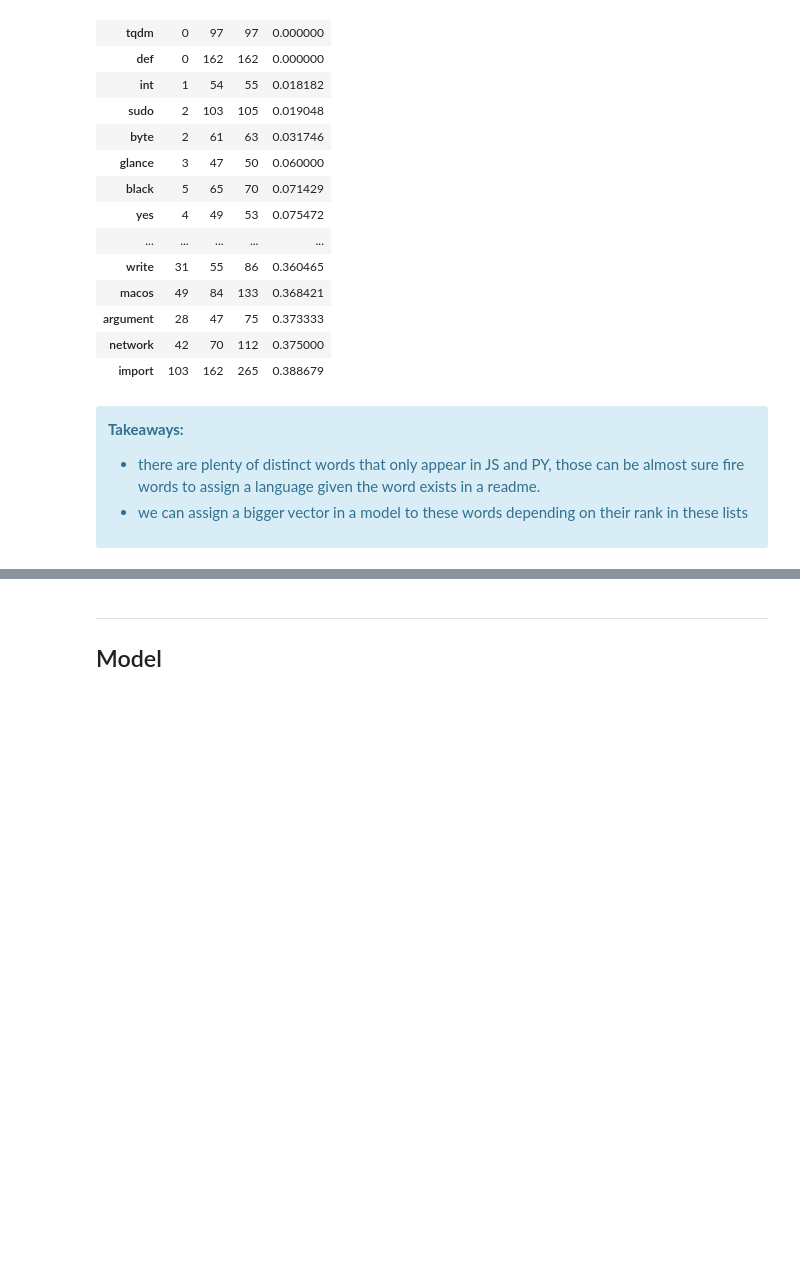
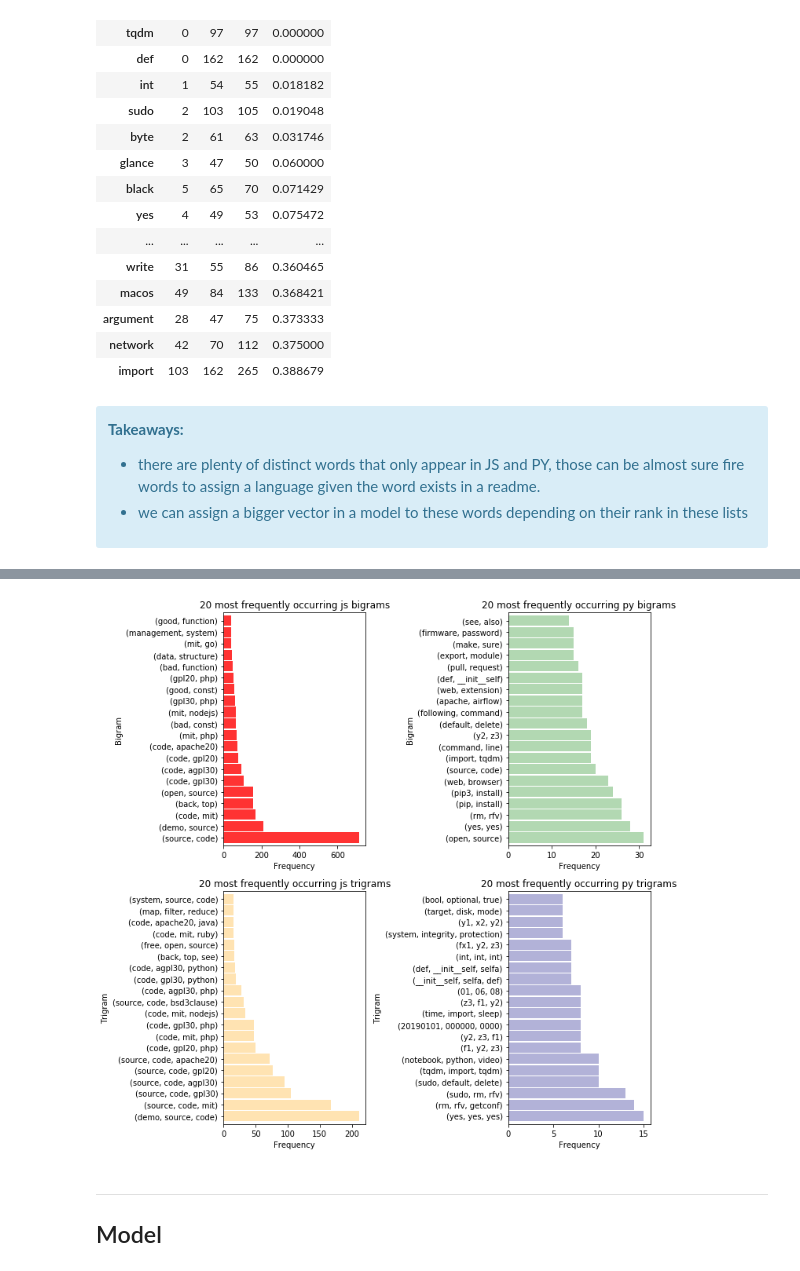
Before and after one commit to Brandon-Martinez27/nlp_project, a Jupyter notebook: b_nlp_workbook.ipynb, the cells around one changed output, grey strips where cells are left out. Cells and saved outputs as stored; diff of their text form; code cells hidden in the pictures; blank space fills up the shorter version.

```diff
--- a/b_nlp_workbook.ipynb
+++ b/b_nlp_workbook.ipynb
@@ -581,0 +622,6 @@ word_counts[(word_counts.prop_js < .40) & (word_counts.py > 45)].sort_values(by=
+# %%
+js_bigrams = pd.Series(list(nltk.ngrams(js_words.split(), 2))).value_counts()
+py_bigrams = pd.Series(list(nltk.ngrams(py_words.split(), 2))).value_counts()
+
+js_trigrams = pd.Series(list(nltk.ngrams(js_words.split(), 3))).value_counts()
+py_trigrams = pd.Series(list(nltk.ngrams(py_words.split(), 3))).value_counts()
@@ -582,3 +658,31 @@ word_counts[(word_counts.prop_js < .40) & (word_counts.py > 45)].sort_values(by=
+# %%
+plt.subplot(221)
+js_bigrams.head(20).plot.barh(color='red', width=.9, figsize=(10, 10), alpha=.8)
+plt.title('20 most frequently occurring js bigrams')
+plt.ylabel('Bigram')
+plt.xlabel('Frequency')
+
+plt.subplot(222)
+py_bigrams.head(20).plot.barh(color='green', width=.9, figsize=(10, 10), alpha=.3)
+plt.title('20 most frequently occurring py bigrams')
+plt.ylabel('Bigram')
+plt.xlabel('Frequency')
+
+plt.subplot(223)
+js_trigrams.head(20).plot.barh(color='orange', width=.9, figsize=(10, 10), alpha=.3)
+plt.title('20 most frequently occurring js trigrams')
+plt.ylabel('Trigram')
+plt.xlabel('Frequency')
+
+plt.subplot(224)
+py_trigrams.head(20).plot.barh(color='navy', width=.9, figsize=(10, 10), alpha=.3)
+plt.title('20 most frequently occurring py trigrams')
+plt.ylabel('Trigram')
+plt.xlabel('Frequency')
+plt.tight_layout()
+plt.show()
+# %% [output]
+[figure, added]
 # %% [markdown]
 ---
 ## Model
```
Also changed, not shown: parts of 24 cells of this notebook, 1 other file.
